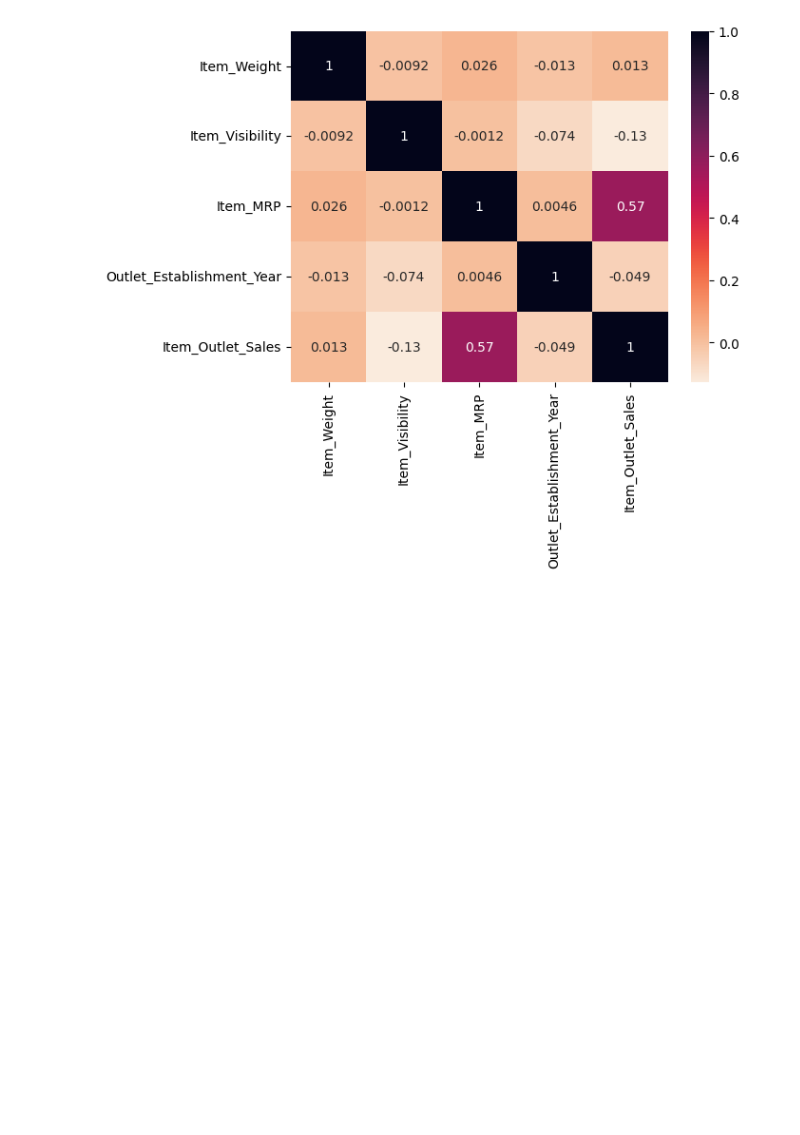
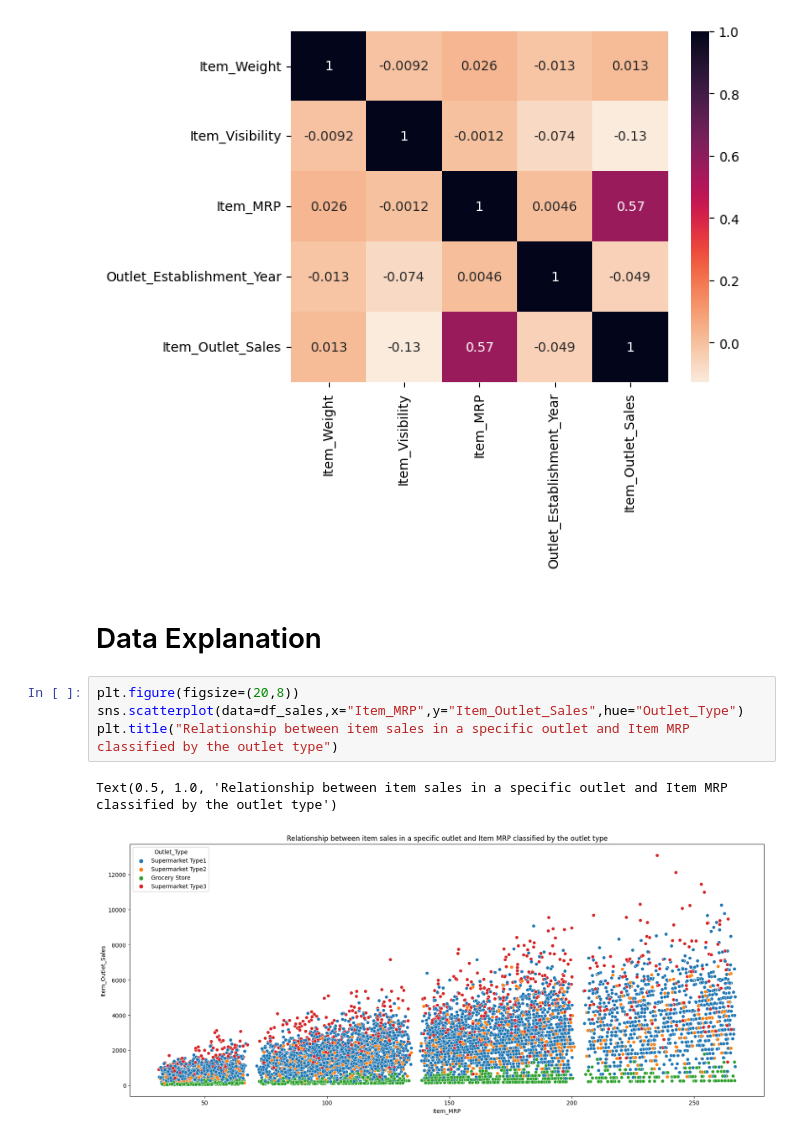
Before and after one commit to Mahdi-Kriaa/food_sales_prediction, a Jupyter notebook: food_sales_prediction.ipynb, the cells around one changed output. Cells and saved outputs as stored; diff of their text form; blank space fills up the shorter version.

```diff
--- a/food_sales_prediction.ipynb
+++ b/food_sales_prediction.ipynb
@@ -204,3 +204,12 @@ sns.heatmap(df_sales.corr(),annot=True,cmap="rocket_r")
 # %% [output]
 <Axes: >
 [figure]
+# %% [markdown]
+# Data Explanation
+# %%
+plt.figure(figsize=(20,8))
+sns.scatterplot(data=df_sales,x="Item_MRP",y="Item_Outlet_Sales",hue="Outlet_Type")
+plt.title("Relationship between item sales in a specific outlet and Item MRP classified by the outlet type")
+# %% [output]
+Text(0.5, 1.0, 'Relationship between item sales in a specific outlet and Item MRP classified by the outlet type')
+[figure, added]
```
Also changed, not shown: parts of 2 cells of this notebook.
